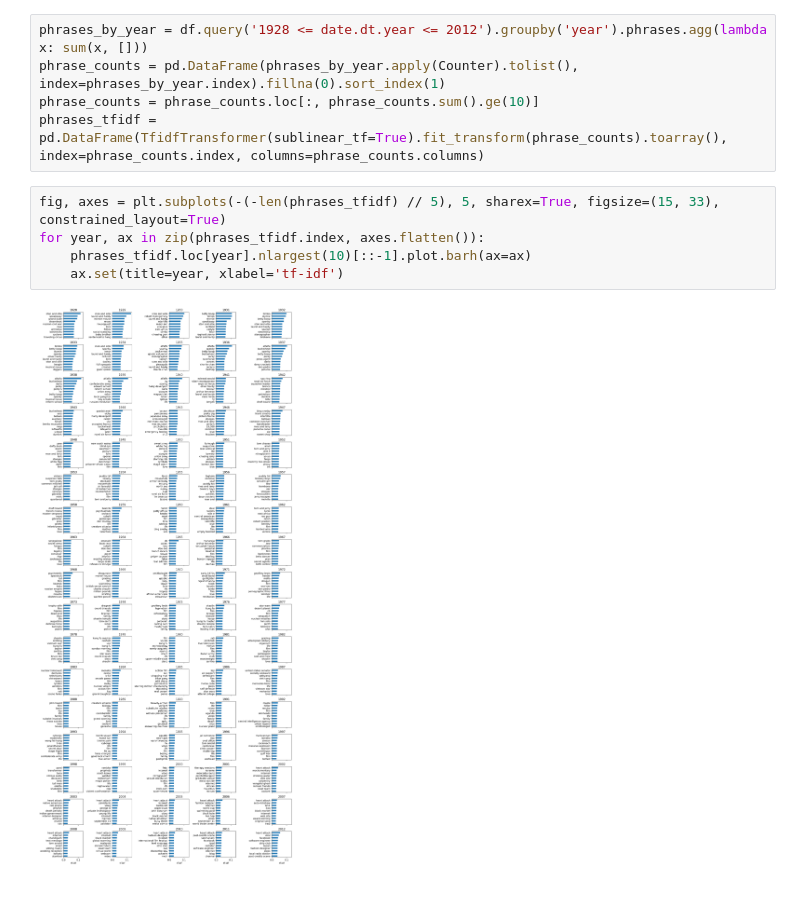
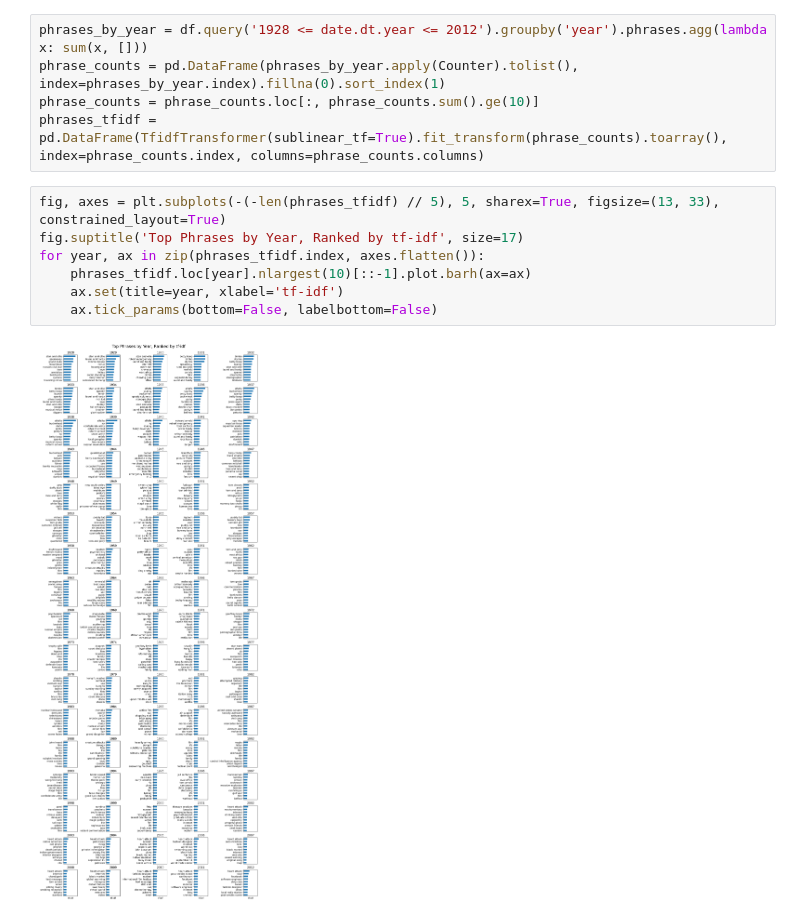
Before and after one commit to A04-Capstone-Group-02/movie-analysis, a Jupyter notebook: notebooks/eda.ipynb, the cells around one changed output. Saved outputs shown, nothing was run; the diff lists cells and outputs as text.

```diff
--- a/notebooks/eda.ipynb
+++ b/notebooks/eda.ipynb
@@ -46,9 +46,11 @@ phrase_counts = pd.DataFrame(phrases_by_year.apply(Counter).tolist(), index=phra
 phrase_counts = phrase_counts.loc[:, phrase_counts.sum().ge(10)]
 phrases_tfidf = pd.DataFrame(TfidfTransformer(sublinear_tf=True).fit_transform(phrase_counts).toarray(), index=phrase_counts.index, columns=phrase_counts.columns)
 # %%
-fig, axes = plt.subplots(-(-len(phrases_tfidf) // 5), 5, sharex=True, figsize=(15, 33), constrained_layout=True)
+fig, axes = plt.subplots(-(-len(phrases_tfidf) // 5), 5, sharex=True, figsize=(13, 33), constrained_layout=True)
+fig.suptitle('Top Phrases by Year, Ranked by tf-idf', size=17)
 for year, ax in zip(phrases_tfidf.index, axes.flatten()):
     phrases_tfidf.loc[year].nlargest(10)[::-1].plot.barh(ax=ax)
     ax.set(title=year, xlabel='tf-idf')
+    ax.tick_params(bottom=False, labelbottom=False)
 # %% [output]
-[figure, old version]
+[figure, new version]
```
